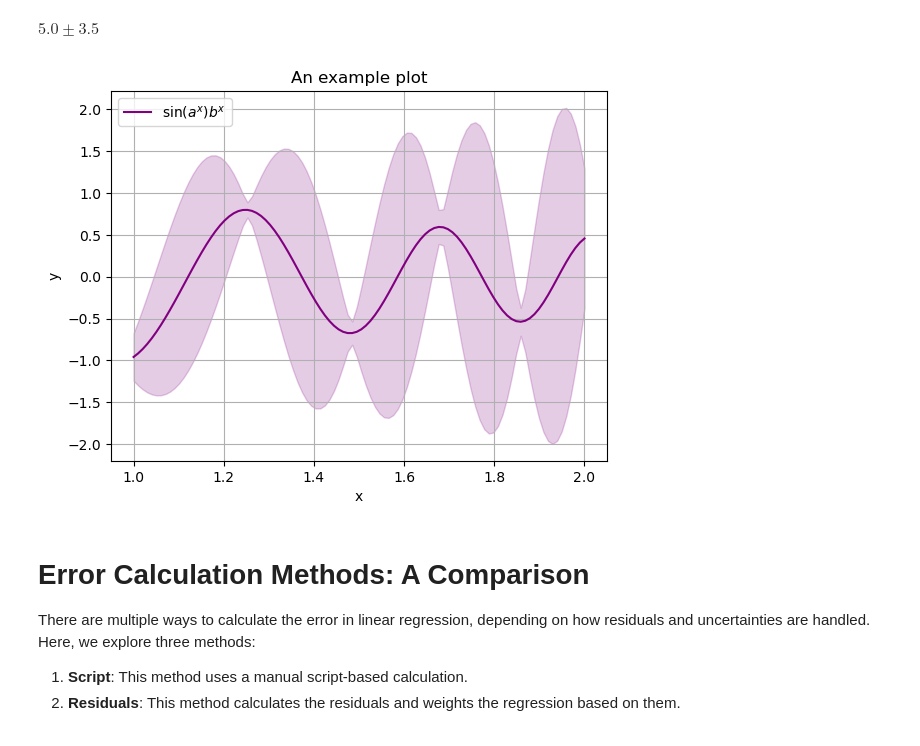
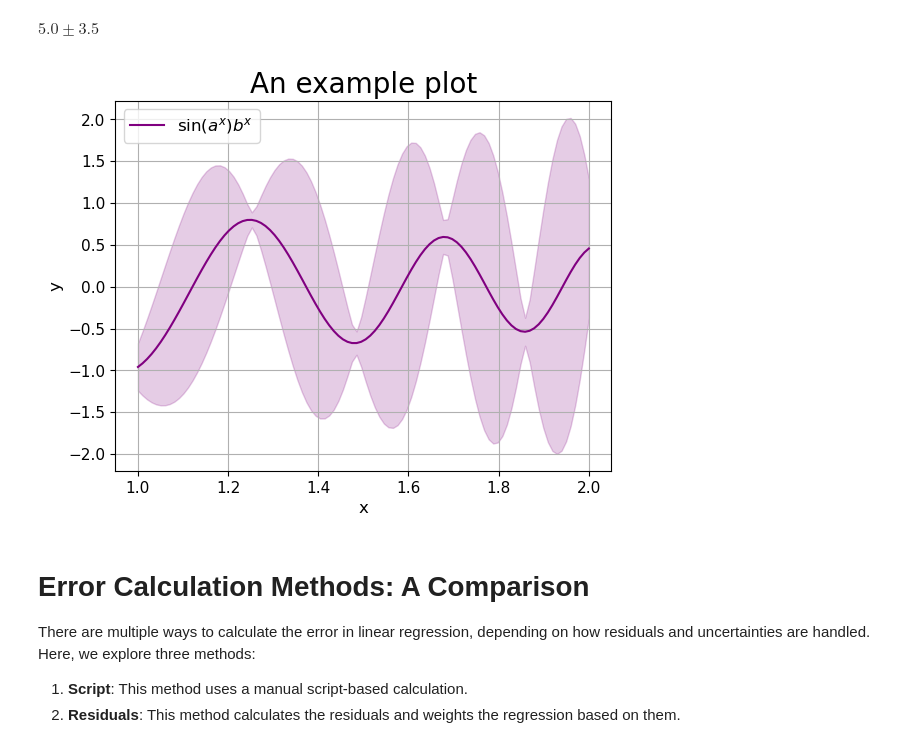
Before and after one commit to SecretGmG/PhysicsTool, a Jupyter notebook: examples.ipynb, the cells around one changed output. Saved outputs shown, nothing was run; the diff lists cells and outputs as text; code cells hidden in the pictures.

```diff
--- a/examples.ipynb
+++ b/examples.ipynb
@@ -304,15 +304,15 @@ $5.0 \pm 3.5$
 # %%
 x_data = np.linspace(1,2, 100)
 a_val = pt.Err(5,1)
 b_val = pt.Err(-1,0.5)
 a,b,x = sympy.symbols('a,b,c')
 expr = sympy.sin(a*x**2)*x**b
 y_data = pt.calc_err(expr, {a: a_val, b:b_val, x:x_data})
-pt.start_plt('An example plot', 'x', 'y')
+pt.start_plt('An example plot', 'x', 'y', fontsize=20)
 pt.err_band_plot(x_data, y_data.mean, y_data.err, label=r'$\sin(a^x)b^x$', color = 'purple')
 pt.end_plt()
 # %% [output]
-[figure, old version]
+[figure, new version]
 # %% [markdown]
 # Error Calculation Methods: A Comparison
 
```
Also changed, not shown: parts of 3 cells of this notebook, 2 other files.
